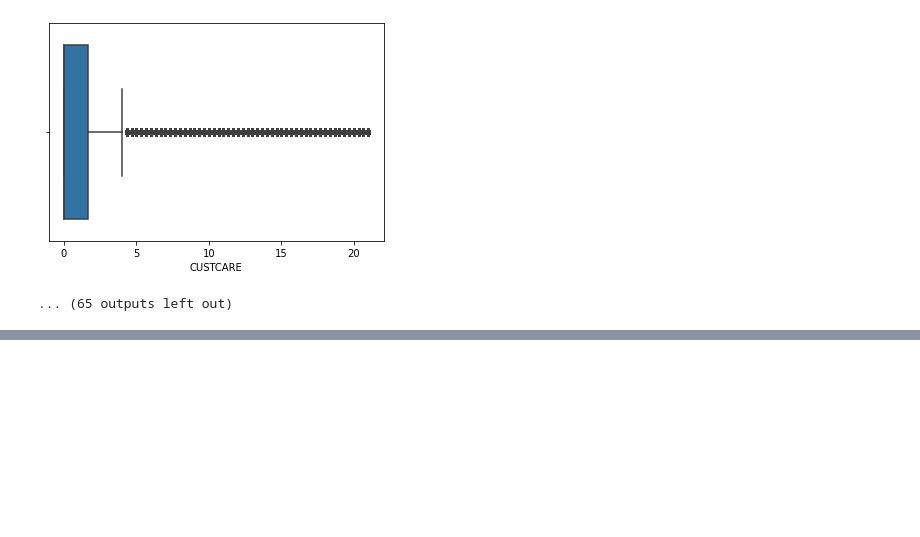
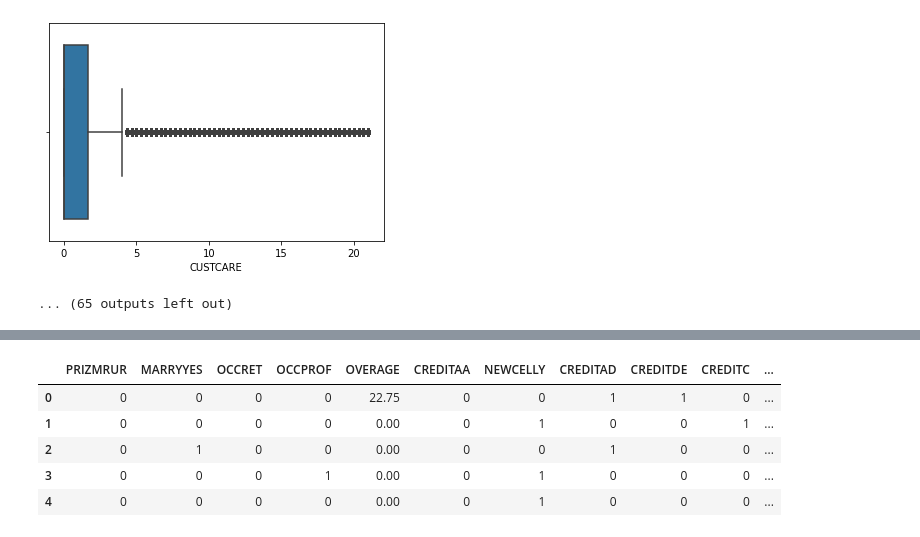
Before and after one commit to surbhimgr/python-solutions, a Jupyter notebook: ML OJT codes/Proactive Attrition Management Logistic Regression Business Case.ipynb, the cells around one changed output, grey strips where cells are left out. Drawn from its saved outputs; the diff is of its cells as text; code cells hidden in the pictures; blank space fills up the shorter version.

```diff
--- a/ML OJT codes/Proactive Attrition Management Logistic Regression Business Case.ipynb
+++ b/ML OJT codes/Proactive Attrition Management Logistic Regression Business Case.ipynb
@@ -209,0 +259,13 @@ for column in cp:
+# %%
+#From the above Correlation Matrix we can observe that there are few features which have high Multicollinearity. So we will remove those features and create a new dataframe called ncp.
+ncp=new_df[['PRIZMRUR','MARRYYES','OCCRET','OCCPROF','OVERAGE','CREDITAA','NEWCELLY','CREDITAD','CREDITDE','CREDITC','OCCSELF','TRAVEL','PCOWN','PRIZMTWN','CREDITB','BLCKVCE','CHANGEM','ROAM','REVENUE','MAILRES','MARRYNO','TRUCK','ACTVSUBS','WEBCAP','CREDITA','MONTHS','RETACCPT','RETCALLS','REFURB','PHONES','CREDITGY','CHILDREN','AGE1','INCOME','CREDITCD','OWNRENT','CALLFWDV','REFER','DIRECTAS','THREEWAY','CUSTCARE','DROPVCE','UNANSVCE','OUTCALLS','MOU','OPEAKVCE','CHURN'
+         ]].copy()
+# %%
+ncp.head()
+# %% [output]
+|  | PRIZMRUR | MARRYYES | OCCRET | OCCPROF | OVERAGE | CREDITAA | NEWCELLY | CREDITAD | CREDITDE | CREDITC | ... |
+| 0 | 0 | 0 | 0 | 0 | 22.75 | 0 | 0 | 1 | 1 | 0 | ... |
+| 1 | 0 | 0 | 0 | 0 | 0.00 | 0 | 1 | 0 | 0 | 1 | ... |
+| 2 | 0 | 1 | 0 | 0 | 0.00 | 0 | 0 | 1 | 0 | 0 | ... |
+| 3 | 0 | 0 | 0 | 1 | 0.00 | 0 | 1 | 0 | 0 | 0 | ... |
+| 4 | 0 | 0 | 0 | 0 | 0.00 | 0 | 1 | 0 | 0 | 0 | ... |
```
Also changed, not shown: parts of 14 cells of this notebook.
